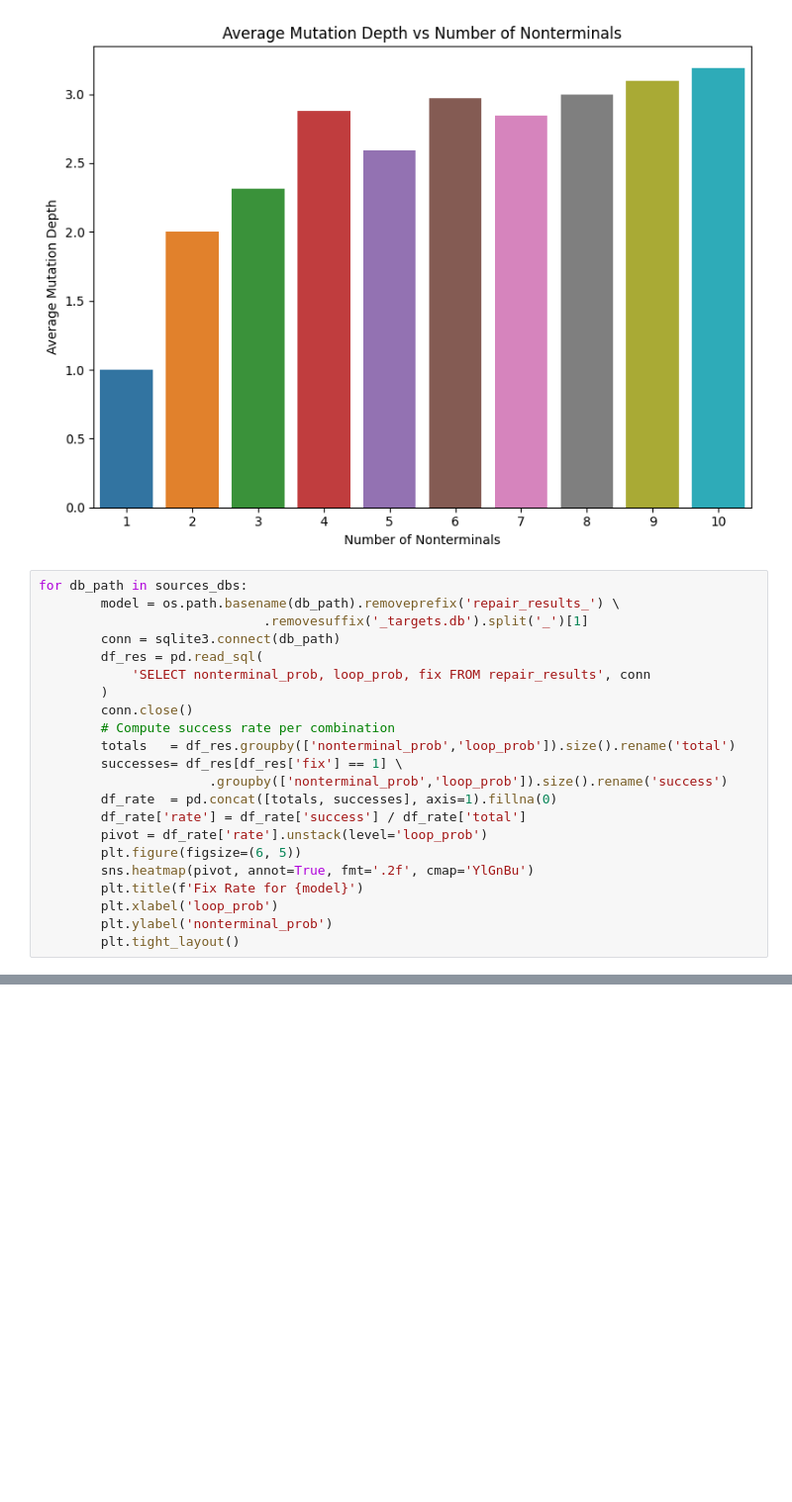
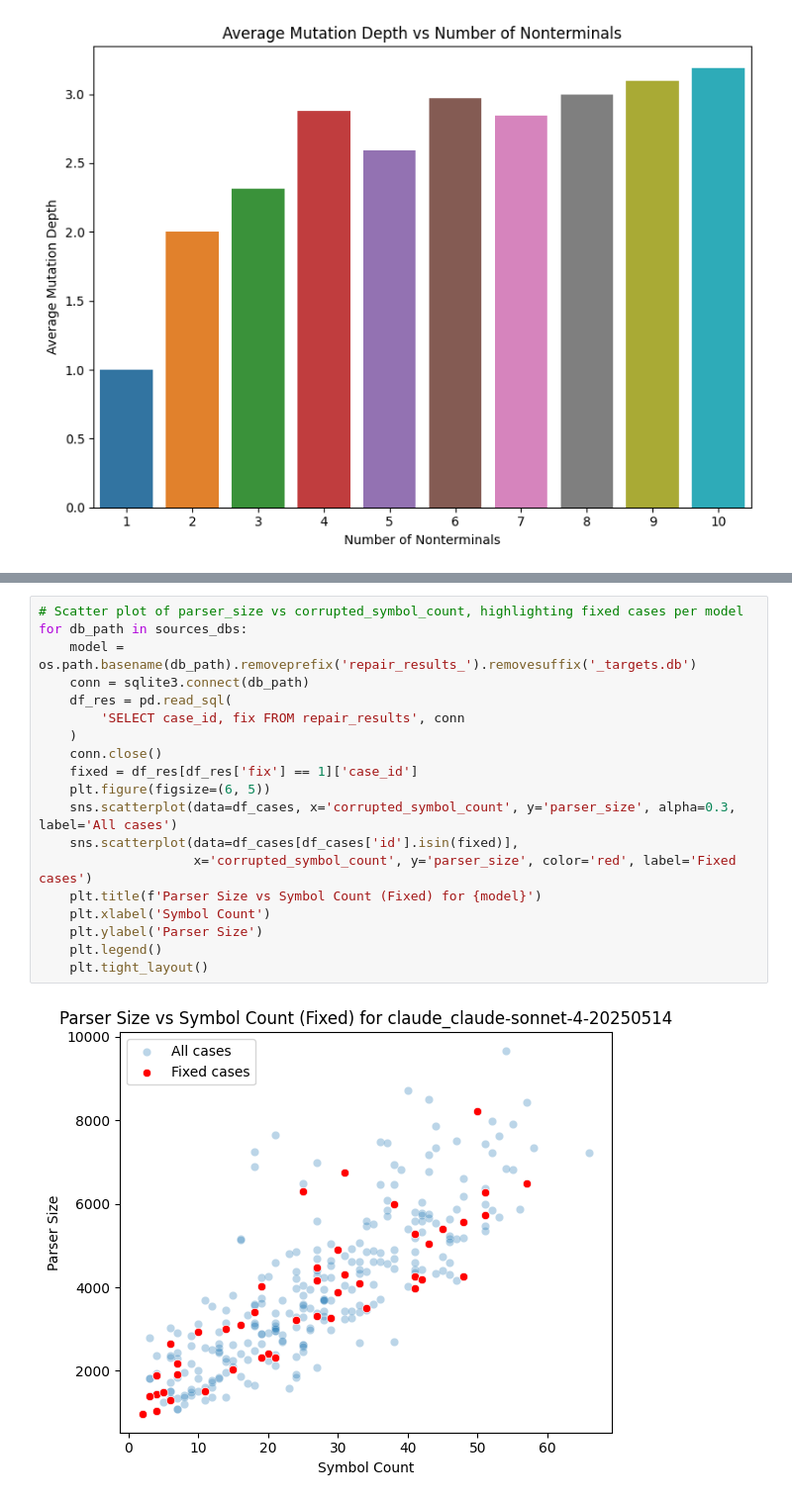
Before and after one commit to Jacksadventure/Grammar_bench, a Jupyter notebook: repair_results_analysis.ipynb, the cells around one changed output, grey strips where cells are left out. Shown at 99% size. Drawn from its saved outputs; the diff is of its cells as text; blank space fills up the shorter version.

```diff
--- a/repair_results_analysis.ipynb
+++ b/repair_results_analysis.ipynb
@@ -167,25 +167,3 @@ Passing `palette` without assigning `hue` is deprecated and will be removed in v
 
   sns.barplot(data=avg_mut, x='num_nonterminals', y='mutation_depth', palette='tab10')
 [figure]
-# %%
-for db_path in sources_dbs:
-        model = os.path.basename(db_path).removeprefix('repair_results_') \
-                             .removesuffix('_targets.db').split('_')[1]
-        conn = sqlite3.connect(db_path)
-        df_res = pd.read_sql(
-            'SELECT nonterminal_prob, loop_prob, fix FROM repair_results', conn
-        )
-        conn.close()
-        # Compute success rate per combination
-        totals   = df_res.groupby(['nonterminal_prob','loop_prob']).size().rename('total')
-        successes= df_res[df_res['fix'] == 1] \
-                      .groupby(['nonterminal_prob','loop_prob']).size().rename('success')
-        df_rate  = pd.concat([totals, successes], axis=1).fillna(0)
-        df_rate['rate'] = df_rate['success'] / df_rate['total']
-        pivot = df_rate['rate'].unstack(level='loop_prob')
-        plt.figure(figsize=(6, 5))
-        sns.heatmap(pivot, annot=True, fmt='.2f', cmap='YlGnBu')
-        plt.title(f'Fix Rate for {model}')
-        plt.xlabel('loop_prob')
-        plt.ylabel('nonterminal_prob')
-        plt.tight_layout()
@@ -197,0 +170,21 @@ for db_path in sources_dbs:
+# %%
+# Scatter plot of parser_size vs corrupted_symbol_count, highlighting fixed cases per model
+for db_path in sources_dbs:
+    model = os.path.basename(db_path).removeprefix('repair_results_').removesuffix('_targets.db')
+    conn = sqlite3.connect(db_path)
+    df_res = pd.read_sql(
+        'SELECT case_id, fix FROM repair_results', conn
+    )
+    conn.close()
+    fixed = df_res[df_res['fix'] == 1]['case_id']
+    plt.figure(figsize=(6, 5))
+    sns.scatterplot(data=df_cases, x='corrupted_symbol_count', y='parser_size', alpha=0.3, label='All cases')
+    sns.scatterplot(data=df_cases[df_cases['id'].isin(fixed)],
+                    x='corrupted_symbol_count', y='parser_size', color='red', label='Fixed cases')
+    plt.title(f'Parser Size vs Symbol Count (Fixed) for {model}')
+    plt.xlabel('Symbol Count')
+    plt.ylabel('Parser Size')
+    plt.legend()
+    plt.tight_layout()
+# %% [output]
+[figure, added]
```
Also changed, not shown: parts of 6 cells of this notebook.
